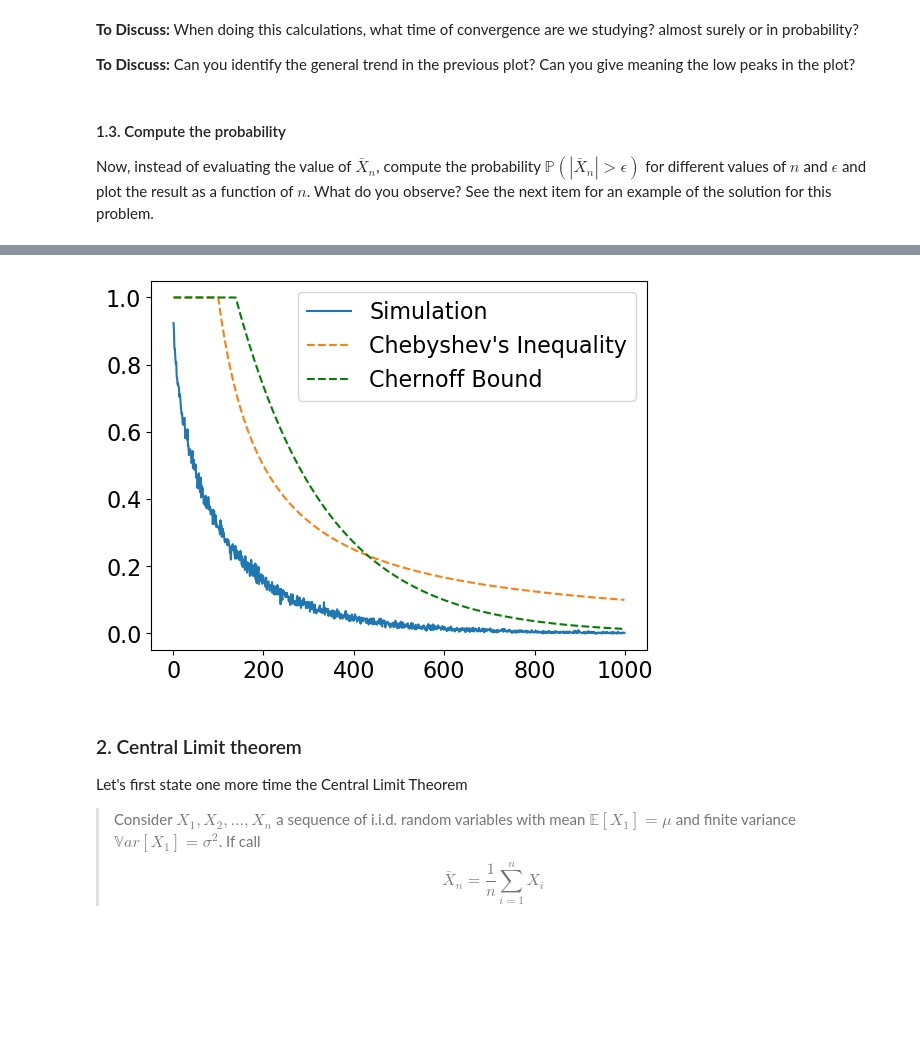
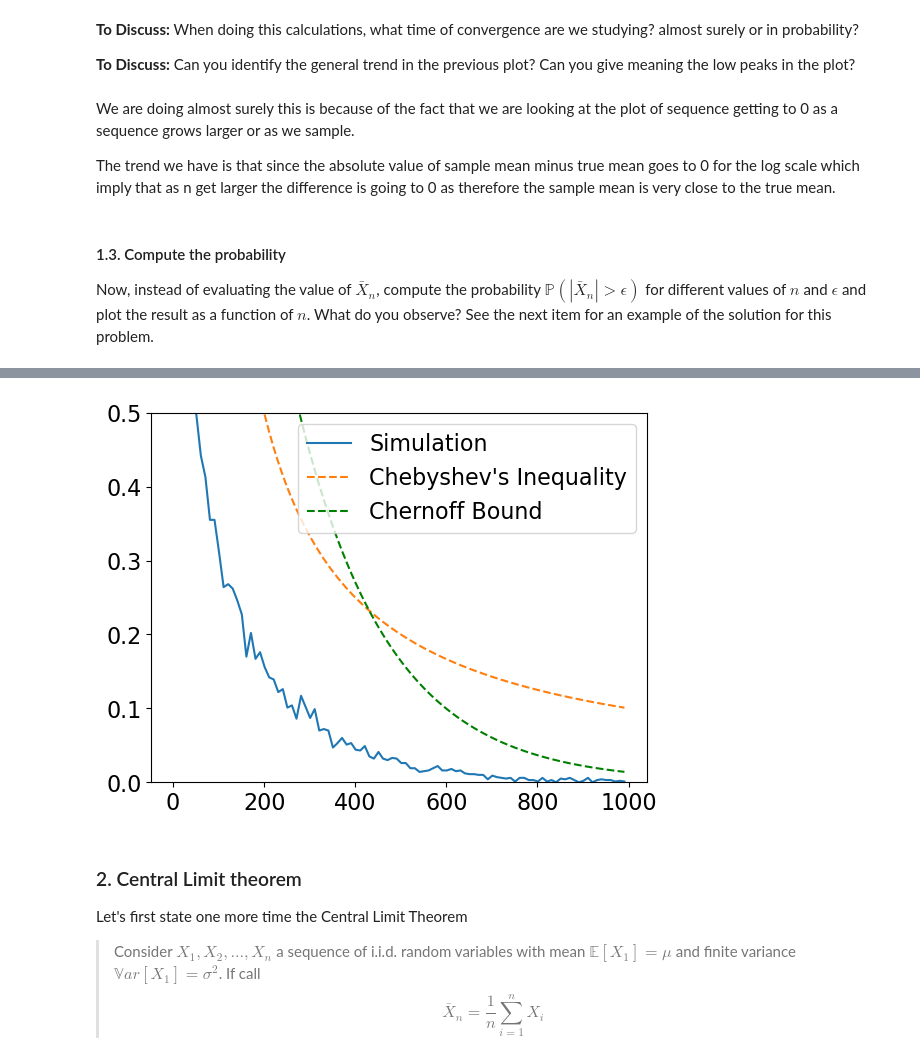
Before and after one commit to UCB-stat-201a-fall23/project02-PhudishTam, a Jupyter notebook: Project02-Concentration.ipynb, the cells around one changed output, grey strips where cells are left out. Saved outputs shown, nothing was run; the diff lists cells and outputs as text; code cells hidden in the pictures; blank space fills up the shorter version.

```diff
--- a/Project02-Concentration.ipynb
+++ b/Project02-Concentration.ipynb
@@ -95,13 +95,17 @@ plt.xscale("log")
 **To Discuss:** When doing this calculations, what time of convergence are we studying? almost surely or in probability?
 
 **To Discuss:** Can you identify the general trend in the previous plot? Can you give meaning the low peaks in the plot?
+# %% [markdown]
+We are doing almost surely this is because of the fact that we are looking at the plot of sequence getting to 0 as a sequence grows larger or as we sample.
+
+The trend we have is that since the absolute value of sample mean minus true mean goes to 0 for the log scale which imply that as n get larger the difference is going to 0 as therefore the sample mean is very close to the true mean.
 # %% [markdown]
 #### 1.3. Compute the probability
 
 Now, instead of evaluating the value of $\bar X_n$, compute the probability $\mathbb P \left( | \bar X_n | > \epsilon \right)$ for different values of $n$ and $\epsilon$ and plot the result as a function of $n$. What do you observe? See the next item for an example of the solution for this problem.
 # %%
 epsilon = 0.1
-n = np.arange(1,1000)
+n = np.arange(1,1000,10)
 simulation = []
 num_time = 1000
 for i in n:
@@ -126,15 +130,16 @@ At the end of the day, you should obtain something like this
 
 <img src="solution_1_34.png" alt="Solution" />
 # %%
-chebyshev = np.minimum(1 / (n * epsilon**2),1)
-chernoff = np.minimum(2 * np.exp(-epsilon**2 * n / 2), 1)
+chebyshev = 1 / (n * epsilon**2)
+chernoff = (2 *np.exp(-epsilon**2 * n / 2))
 plt.plot(n, simulation, label="Simulation")
 plt.plot(n, chebyshev, label="Chebyshev's Inequality", linestyle='--')
 plt.plot(n, chernoff, label = "Chernoff Bound",linestyle='--', color = "green")
+plt.ylim(0,0.5)
 plt.legend()
 plt.show()
 # %% [output]
-[figure, old version]
+[figure, new version]
 # %% [markdown]
 ### 2. Central Limit theorem
 
```
Also changed, not shown: parts of 7 cells of this notebook.
